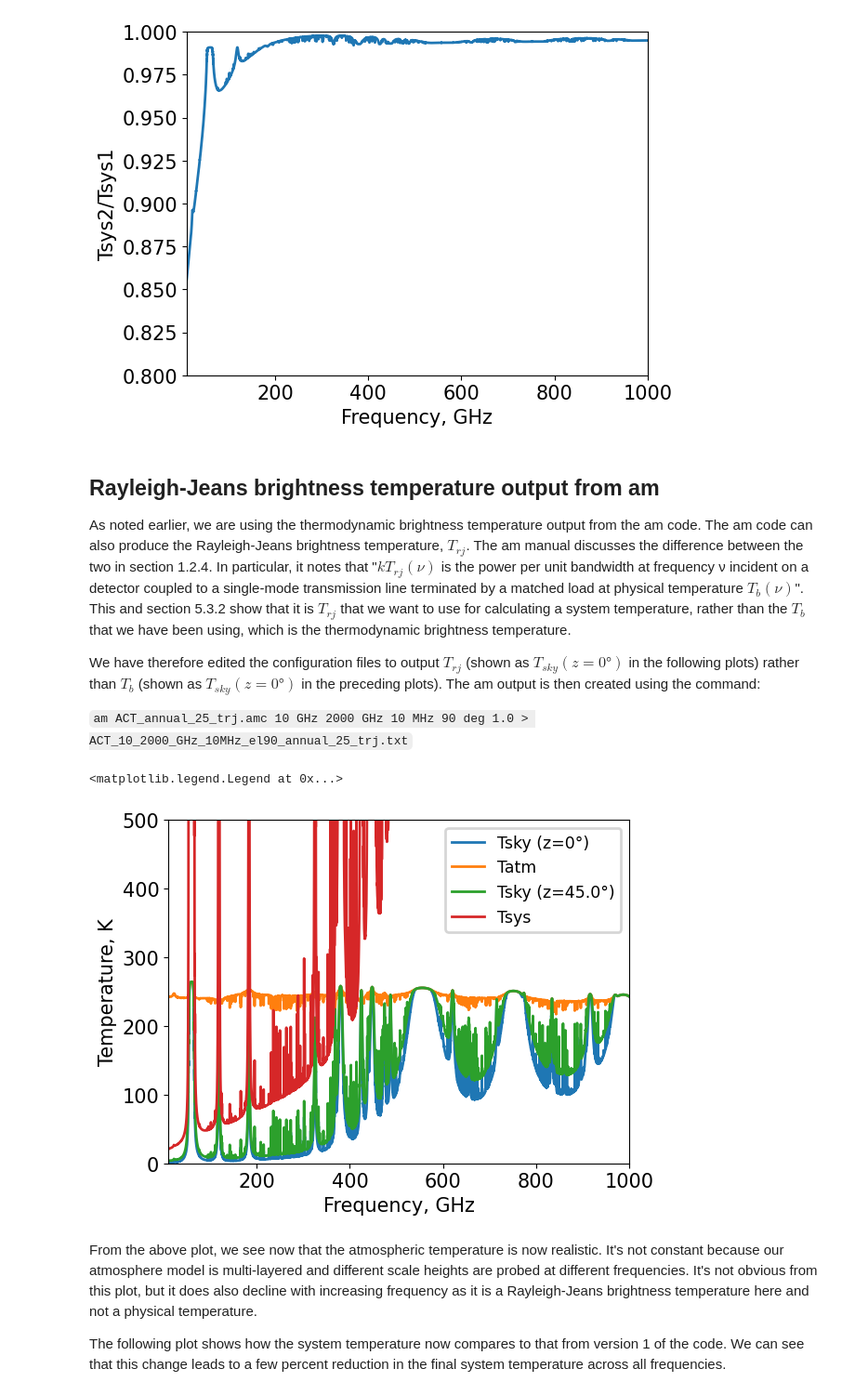
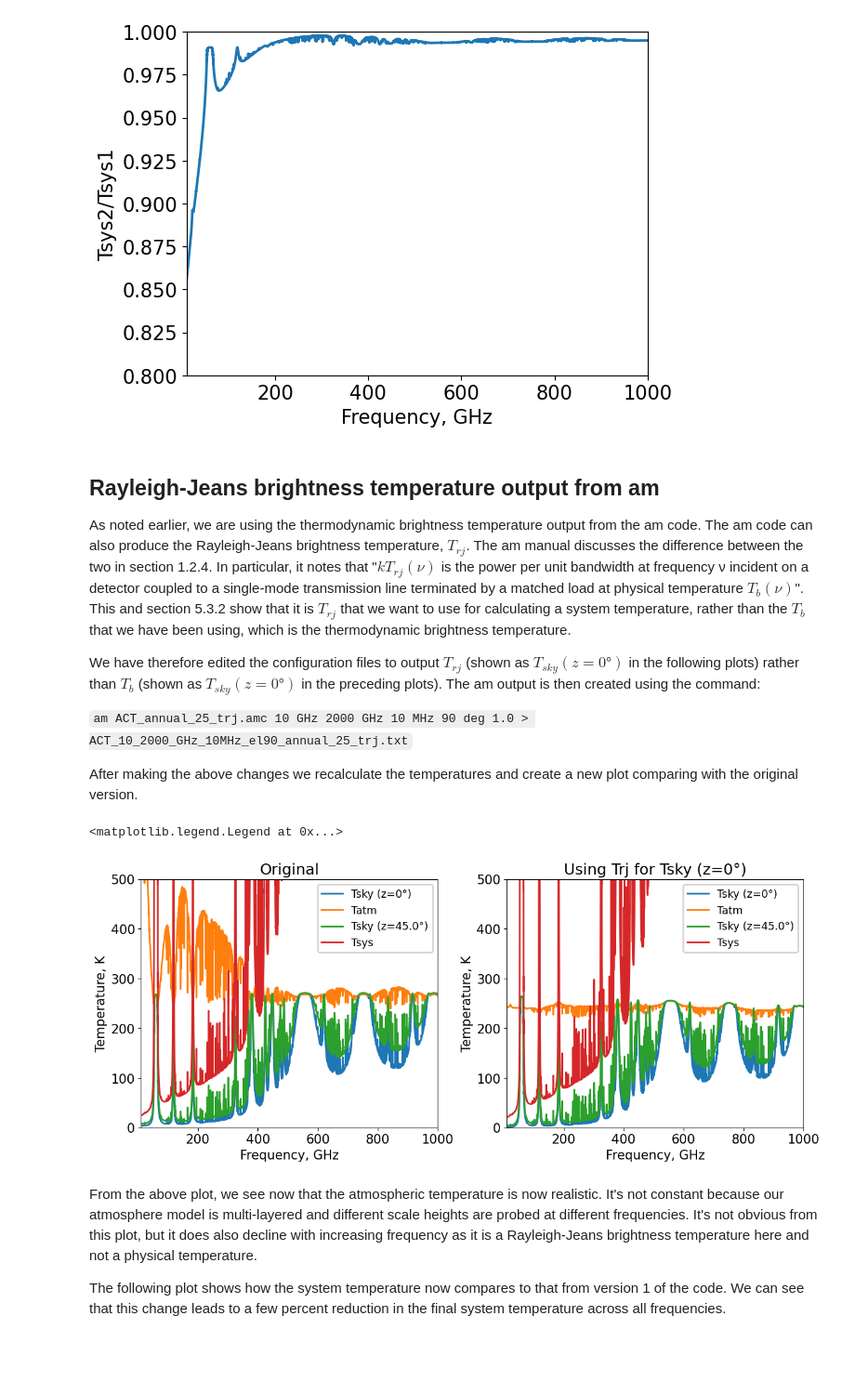
Before and after one commit to astromark/atlast_atmosphere_tests, a Jupyter notebook: am_changes_report.ipynb, the cells around one changed output. Shown at 93% size. Saved outputs shown, nothing was run; the diff lists cells and outputs as text; code cells hidden in the pictures; blank space fills up the shorter version.

```diff
--- a/am_changes_report.ipynb
+++ b/am_changes_report.ipynb
@@ -81,25 +81,25 @@ elevation = 45*u.deg   # angle from the horizon of the direction in which the te
 fileimp=np.genfromtxt(filename)
 
 freqs = fileimp[:,0]*u.GHz  # frequency range
-tskyz0 = fileimp[:,2]*u.K  # T_sky at zenith from the am file output
+tskyz0_1 = fileimp[:,2]*u.K  # T_sky at zenith from the am file output
 tau0 = fileimp[:,1] # opacity at zenith
 
-tatm = tskyz0/(1-np.exp(-tau0))     # atmospheric temperature (see equation above)
+tatm_1 = tskyz0_1/(1-np.exp(-tau0))     # atmospheric temperature (see equation above)
 zenith = 90*u.deg-elevation         # convert from elevation angle to angle from zenith
 tau = tau0/np.cos(zenith)   # optical depth at given elevation
 transmittance = np.exp(-tau)    # transmittance at given elevation
-tskyznon0 = tatm * (1-transmittance) + tcmb # Tsky at chosen elevation
+tskyznon0_1 = tatm_1 * (1-transmittance) + tcmb # Tsky at chosen elevation
 
 trx = 5*const.h*freqs/const.k_B # receiver temperature
 
 # System temperature combining the receiver temperature, sky temperature and ambient temperature multiplied by the appropriate efficiencies
-tsys_1 = ((1/(eta_eff*transmittance))*(trx + (eta_eff*tskyznon0) + (1-eta_eff)*tamb)).to('K')
+tsys_1 = ((1/(eta_eff*transmittance))*(trx + (eta_eff*tskyznon0_1) + (1-eta_eff)*tamb)).to('K')
 
 # Plot of these temperatures
 pl.figure()
-pl.plot(freqs, tskyz0,label='Tsky (z=0°)')
-pl.plot(freqs, tatm, label='Tatm')
-pl.plot(freqs, tskyznon0,label='Tsky (z='+str(zenith.value)+'°)')
+pl.plot(freqs, tskyz0_1,label='Tsky (z=0°)')
+pl.plot(freqs, tatm_1, label='Tatm')
+pl.plot(freqs, tskyznon0_1,label='Tsky (z='+str(zenith.value)+'°)')
 pl.plot(freqs, tsys_1, label='Tsys')
 #pl.xscale('log')
 pl.xlim(10,1000)
@@ -183,41 +199,57 @@ coupled to a single-mode transmission line terminated by a matched load at physi
 We have therefore edited the configuration files to output $T_{rj}$ (shown as $T_{sky}(z=0°)$ in the following plots) rather than $T_{b}$ (shown as $T_{sky}(z=0°)$ in the preceding plots). The am output is then created using the command:
 
 `am ACT_annual_25_trj.amc 10 GHz 2000 GHz 10 MHz 90 deg 1.0 > ACT_10_2000_GHz_10MHz_el90_annual_25_trj.txt`
+
+After making the above changes we recalculate the temperatures and create a new plot comparing with the original version.
 # %%
 # file name for the output from the am code
 filename = amfilesdir + 'ACT_10_2000_GHz_10MHz_el90_annual_25_trj.txt'
 
 # Read in file
 fileimp=np.genfromtxt(filename)
 
 freqs = fileimp[:,0]*u.GHz  # frequency range
 tskyz0 = fileimp[:,2]*u.K  # T_sky at zenith from the am file output
 tau0 = fileimp[:,1] # opacity at zenith
 
 tatm = tskyz0/(1-np.exp(-tau0))     # atmospheric temperature (see equation above)
 zenith = 90*u.deg-elevation         # convert from elevation angle to angle from zenith
 tau = tau0/np.cos(zenith)   # optical depth at given elevation
 transmittance = np.exp(-tau)    # transmittance at given elevation
 tskyznon0 = tatm * (1-transmittance) + transmittance * tcmb # Tsky at chosen elevation
 
 # System temperature combining the receiver temperature, sky temperature and ambient temperature multiplied by the appropriate efficiencies
 tsys_3 = ((1/(eta_eff*transmittance))*(trx + (eta_eff*tskyznon0) + (1-eta_eff)*tamb)).to('K')
 
 # Plot of these temperatures
-pl.figure()
-pl.plot(freqs, tskyz0,label='Tsky (z=0°)')
-pl.plot(freqs, tatm, label='Tatm')
-pl.plot(freqs, tskyznon0,label='Tsky (z='+str(zenith.value)+'°)')
-pl.plot(freqs, tsys_3, label='Tsys')
-#pl.xscale('log')
-pl.xlim(10,1000)
-pl.ylim(0, 500)
-pl.xlabel('Frequency, GHz')
-pl.ylabel('Temperature, K')
-pl.legend(prop={'size':'small'},numpoints=1)
+fig, (ax1,ax2) = pl.subplots(1,2, figsize=(12,5), layout='constrained')
+
+# Original
+ax1.plot(freqs, tskyz0_1,label='Tsky (z=0°)')
+ax1.plot(freqs, tatm_1, label='Tatm')
+ax1.plot(freqs, tskyznon0_1,label='Tsky (z='+str(zenith.value)+'°)')
+ax1.plot(freqs, tsys_1, label='Tsys')
+ax1.set_xlim(10,1000)
+ax1.set_ylim(0, 500)
+ax1.set_xlabel('Frequency, GHz')
+ax1.set_ylabel('Temperature, K')
+ax1.set_title('Original')
+ax1.legend(prop={'size':'small'},numpoints=1)
+
+# New
+ax2.plot(freqs, tskyz0,label='Tsky (z=0°)')
+ax2.plot(freqs, tatm, label='Tatm')
+ax2.plot(freqs, tskyznon0,label='Tsky (z='+str(zenith.value)+'°)')
+ax2.plot(freqs, tsys_3, label='Tsys')
+ax2.set_xlim(10,1000)
+ax2.set_ylim(0, 500)
+ax2.set_xlabel('Frequency, GHz')
+ax2.set_ylabel('Temperature, K')
+ax2.set_title('Using Trj for Tsky (z=0°)')
+ax2.legend(prop={'size':'small'},numpoints=1)
 # %% [output]
 <matplotlib.legend.Legend at 0x...>
-[figure, old version]
+[figure, new version]
 # %% [markdown]
 From the above plot, we see now that the atmospheric temperature is now realistic. It's not constant because our atmosphere model is multi-layered and different scale heights are probed at different frequencies. It's not obvious from this plot, but it does also decline with increasing frequency as it is a Rayleigh-Jeans brightness temperature here and not a physical temperature.
 
```
Also changed, not shown: parts of 6 cells of this notebook.
